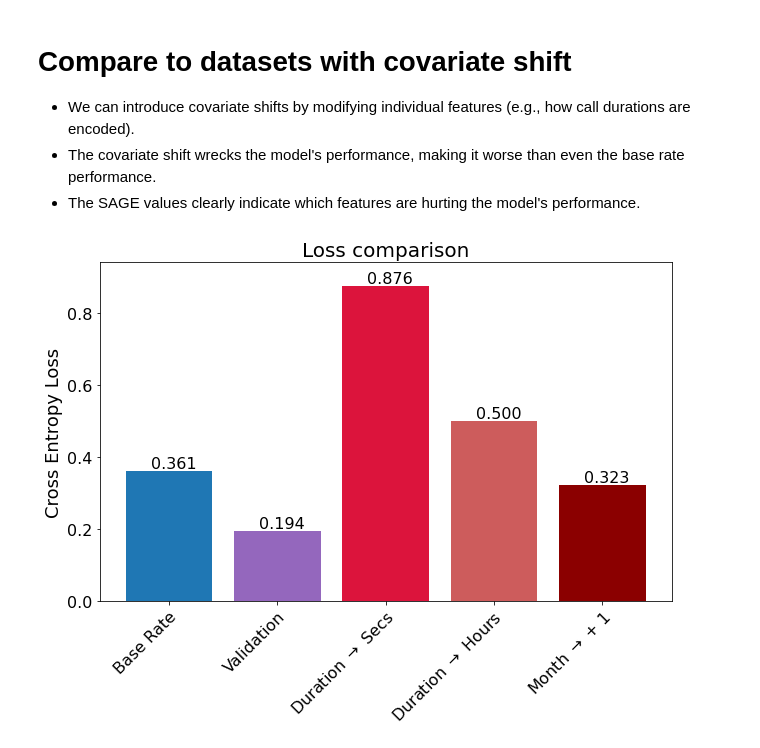
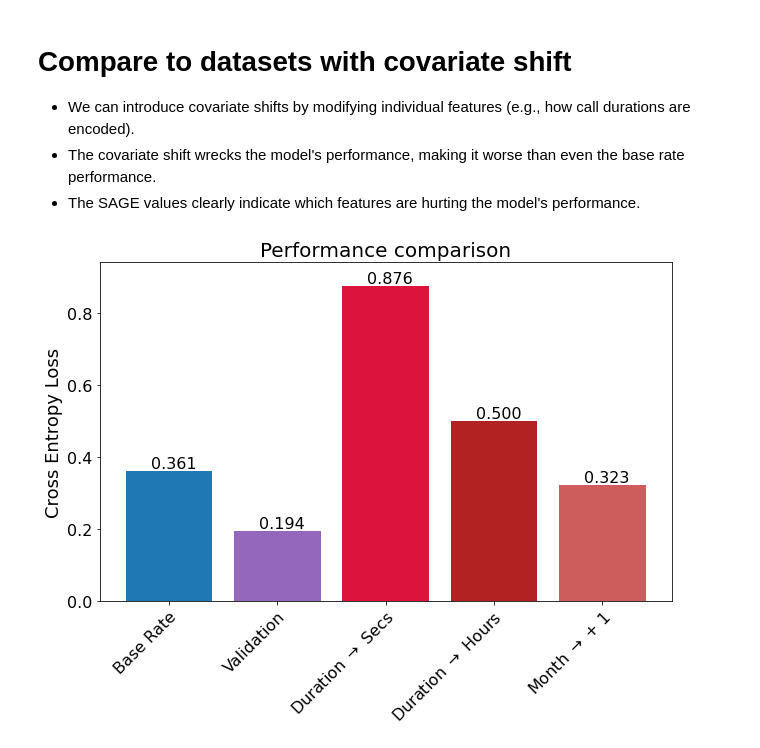
Before and after one commit to iancovert/sage, a Jupyter notebook: notebooks/bank.ipynb, the cells around one changed output. Drawn from its saved outputs; the diff is of its cells as text; code cells hidden in the pictures.

```diff
--- a/notebooks/bank.ipynb
+++ b/notebooks/bank.ipynb
@@ -124,34 +124,34 @@ test_month[:, month_index] = list(
 # %%
 # Calculate performance
 p = np.array([np.sum(Y_train == i) for i in np.unique(Y_train)]) / len(Y_train)
 base_ce = log_loss(Y_test, p[np.newaxis].repeat(len(test), 0))
 val_ce = log_loss(Y_val, model.predict_proba(val))
 seconds_ce = log_loss(Y_test, model.predict_proba(test_seconds))
 hours_ce = log_loss(Y_test, model.predict_proba(test_hours))
 month_ce = log_loss(Y_test, model.predict_proba(test_month))
 
 # Plot
 plt.figure(figsize=(9, 7))
 plt.bar(np.arange(5), [base_ce, val_ce, seconds_ce, hours_ce, month_ce],
-        color=['tab:blue', 'tab:purple', 'crimson', 'indianred', 'darkred'])
+        color=['tab:blue', 'tab:purple', 'crimson', 'firebrick', 'indianred'])
 
 ax = plt.gca()
 for i, ce in enumerate([base_ce, val_ce, seconds_ce, hours_ce, month_ce]):
     ax.text(i - 0.17, ce + 0.007, '{:.3f}'.format(ce), fontsize=16)
 
 plt.ylim(0, 0.94)
 
 plt.xticks(np.arange(5),
            ['Base Rate', 'Validation', r'Duration $\rightarrow$ Secs',
             r'Duration $\rightarrow$ Hours', r'Month $\rightarrow$ + 1'],
            rotation=45, rotation_mode='anchor', ha='right')
 plt.tick_params(labelsize=16)
 plt.ylabel('Cross Entropy Loss', fontsize=18)
-plt.title('Loss comparison', fontsize=20)
+plt.title('Performance comparison', fontsize=20)
 
 plt.tight_layout()
 plt.show()
 # %% [output]
-[figure, old version]
+[figure, new version]
 # %%
 # Calculate feature importance for perturbed data
```
Also changed, not shown: parts of 7 cells of this notebook, 8 other files.
